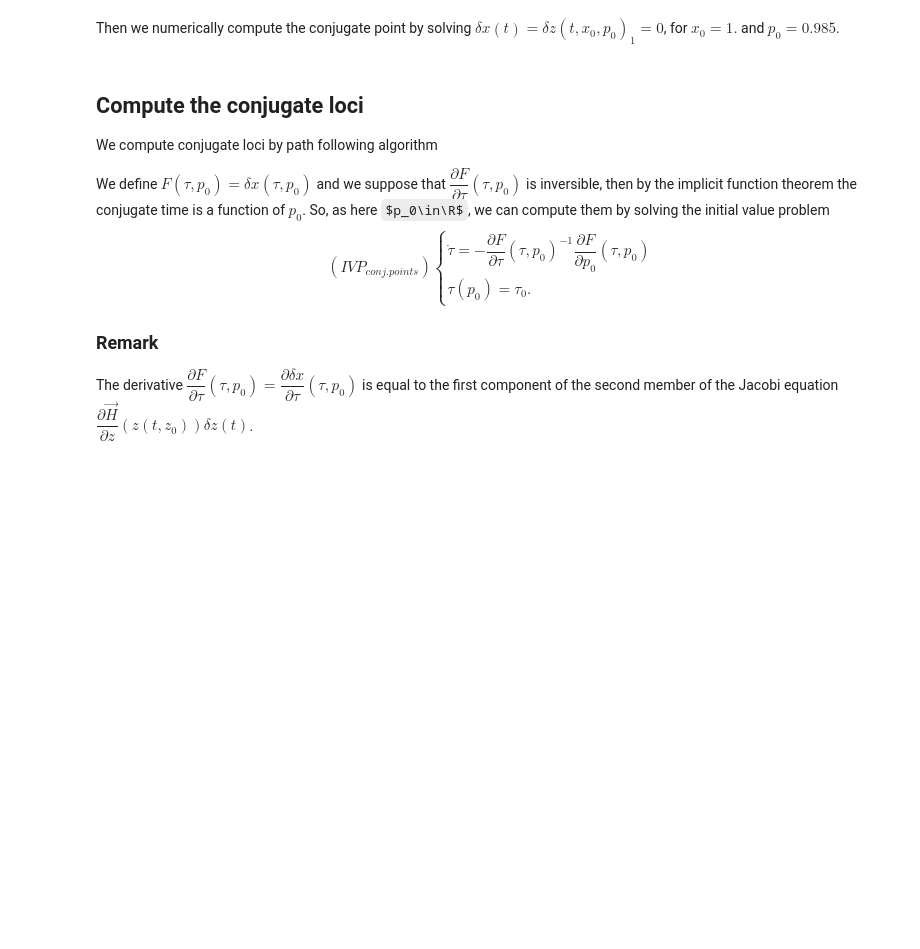
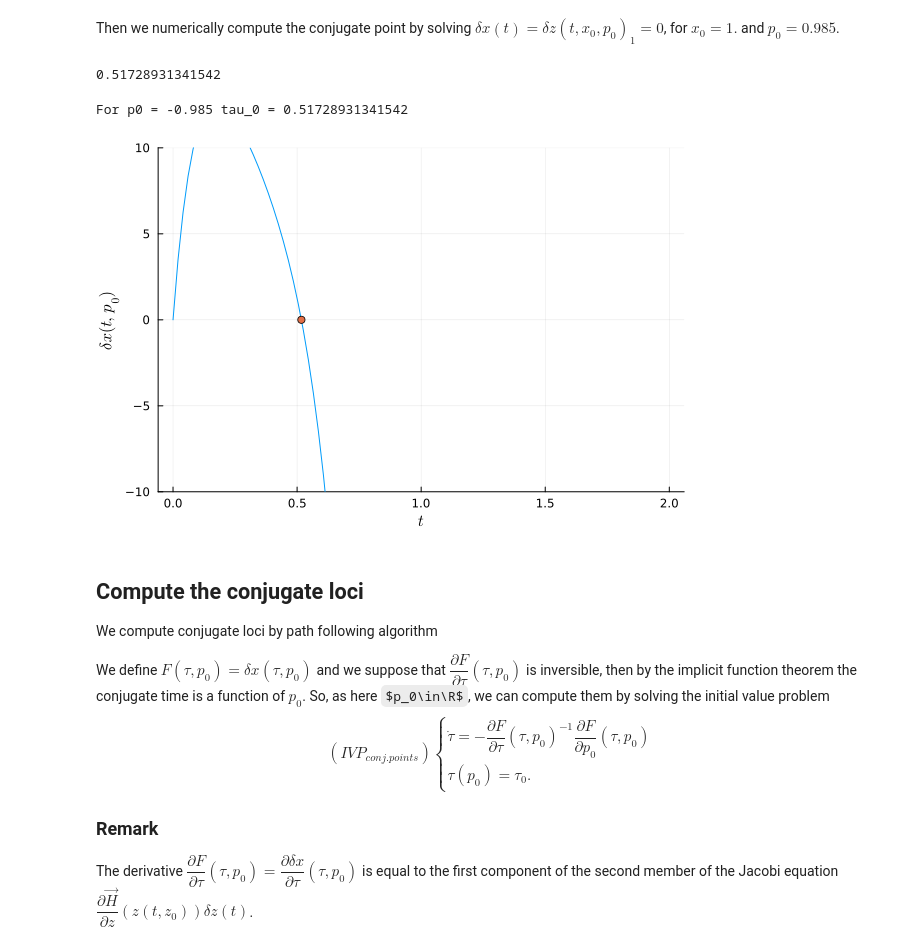
Before and after one commit to control-toolbox/Kupka, a Jupyter notebook: example1.ipynb, the cells around one changed output. Saved outputs shown, nothing was run; the diff lists cells and outputs as text; code cells hidden in the pictures; some formulas as TeX source; blank space fills up the shorter version.

```diff
--- a/example1.ipynb
+++ b/example1.ipynb
@@ -165,0 +157,7 @@ plot(plt_conj1)
+# %%
+
+function flow_jacobi(tspan,x0,p0)
+
+    flow_p0(p_0) = ocp_flow(tspan, x0, p_0, reltol = 1e-10, abstol = 1e-10).ode_sol.u[end]
+    return ForwardDiff.derivative(flow_p0, p0)
+end
@@ -166,25 +185,22 @@ plot(plt_conj1)
 # %% [markdown]
 Then we numerically compute the conjugate point by solving $\delta x(t)=\delta z(t,x_0,p_0)_1=0$, for $x_0=1.$ and $p_0=0.985$.
+# %%
+# compute the fisrt conjugate time
+delta_x(tau) = flow_jacobi((t0,tau),x0,p0)[1]
+using Roots
+tau0 = find_zero(delta_x, (0.4, 0.6))
+# %% [output]
+0.51728931341542
 # %%
-# compute the fisrt conjugate point
-function F(t0,tau,x0,p0)
-    tspan = (t0,tau)
-#    return [flow_jacobi(tspan,x₀,p0)(τ)[1]]
-    return flow_jacobi(tspan,x0,p0)
-end
 
-# compute τ0
-delta_x(tau) = F(t0,tau,x0,p0)[1]
-
-#sol = nlsolve(δx,[0.5])
-using Roots
-#τ0 = sol.zero
-tau0 = find_zero(delta_x, (0.4, 0.6))
 println("For p0 = ", p0, " tau_0 = ", tau0)
 
 plot!(plt_conj1,[tau0],[flow_jacobi((t0,tau0),x0,p0)],seriestype=:scatter)
 Plots.pdf(plt_conj1, "./fig-example1/fig3_example1.pdf")
 plot(plt_conj1)
+# %% [output]
+For p0 = -0.985 tau_0 = 0.51728931341542
+[figure, added]
 # %% [markdown]
 ## Compute the conjugate loci
 We compute conjugate loci by path following algorithm
```
Also changed, not shown: parts of 9 cells of this notebook, 8 other files.
